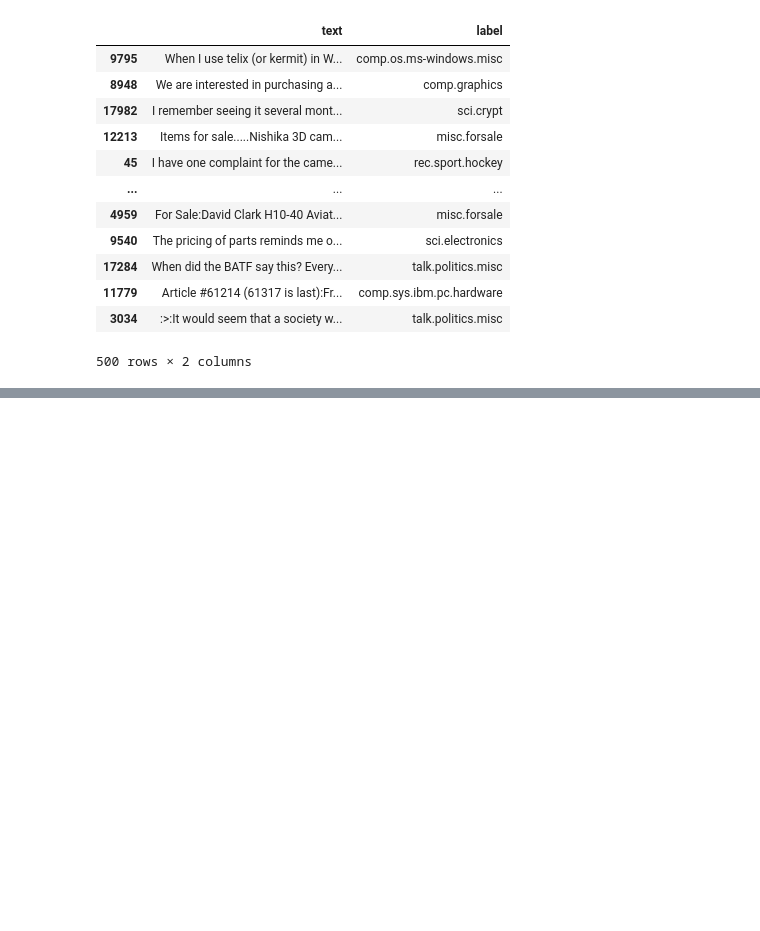
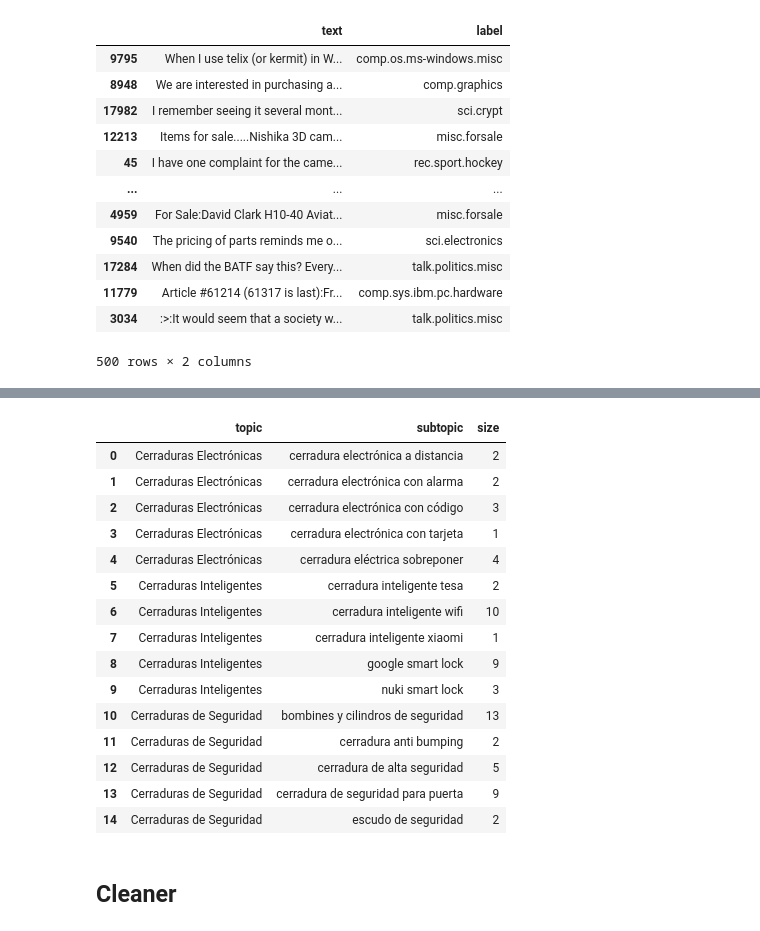
Before and after one commit to graphext/cuery, a Jupyter notebook: notebooks/topics.ipynb, the cells around one changed output, grey strips where cells are left out. Cells and saved outputs as stored; diff of their text form; code cells hidden in the pictures; blank space fills up the shorter version.

```diff
--- a/notebooks/topics.ipynb
+++ b/notebooks/topics.ipynb
@@ -327,0 +368,33 @@ Name: count, dtype: int64
+# %%
+import importlib
+
+from cuery import set_api_keys, utils
+
+importlib.reload(utils)
+importlib.reload(oneshot)
+set_api_keys()
+
+instructions = utils.dedent("""
+Always return topics in the original language (do NOT translate).
+Do NOT invent new keywords not in the original list.
+Make sure subtopics are always more specific than their parent topics and different from each other.
+""")
+
+extractor = oneshot.TopicExtractor(
+    domain="Google search keywords",
+    n_topics=10,
+    n_subtopics=5,
+    extra=instructions,
+)
+
+topics = await extractor(
+    kws.Keywords,
+    # model="openai/gpt-4.1",
+    model="google/gemini-2.5-flash-preview-05-20",
+    max_dollars=0.5,
+    max_tokens=500_000,
+    max_texts=10_000,
+    # temperature=0.1
+)
+
+topics.to_dict()
@@ -327,0 +427,3 @@ Name: count, dtype: int64
+# %%
+assigner = oneshot.TopicAssigner(topics)
+pprint(assigner.task)
@@ -327,0 +448,5 @@ Name: count, dtype: int64
+# %%
+tt = await assigner(
+    kws.rename(columns={"Keywords": "text"}), model="openai/gpt-4.1-mini", n_concurrent=20
+)
+tt.to_pandas()
@@ -327,0 +467,22 @@ Name: count, dtype: int64
+# %%
+tdf = tt.to_pandas()
+tdf.groupby(["topic", "subtopic"], as_index=False).size()
+# %% [output]
+|  | topic | subtopic | size |
+| 0 | Cerraduras Electrónicas | cerradura electrónica a distancia | 2 |
+| 1 | Cerraduras Electrónicas | cerradura electrónica con alarma | 2 |
+| 2 | Cerraduras Electrónicas | cerradura electrónica con código | 3 |
+| 3 | Cerraduras Electrónicas | cerradura electrónica con tarjeta | 1 |
+| 4 | Cerraduras Electrónicas | cerradura eléctrica sobreponer | 4 |
+| 5 | Cerraduras Inteligentes | cerradura inteligente tesa | 2 |
+| 6 | Cerraduras Inteligentes | cerradura inteligente wifi | 10 |
+| 7 | Cerraduras Inteligentes | cerradura inteligente xiaomi | 1 |
+| 8 | Cerraduras Inteligentes | google smart lock | 9 |
+| 9 | Cerraduras Inteligentes | nuki smart lock | 3 |
+| 10 | Cerraduras de Seguridad | bombines y cilindros de seguridad | 13 |
+| 11 | Cerraduras de Seguridad | cerradura anti bumping | 2 |
+| 12 | Cerraduras de Seguridad | cerradura de alta seguridad | 5 |
+| 13 | Cerraduras de Seguridad | cerradura de seguridad para puerta | 9 |
+| 14 | Cerraduras de Seguridad | escudo de seguridad | 2 |
+# %% [markdown]
+## Cleaner
```
Also changed, not shown: parts of 14 cells of this notebook, 1 other file.
